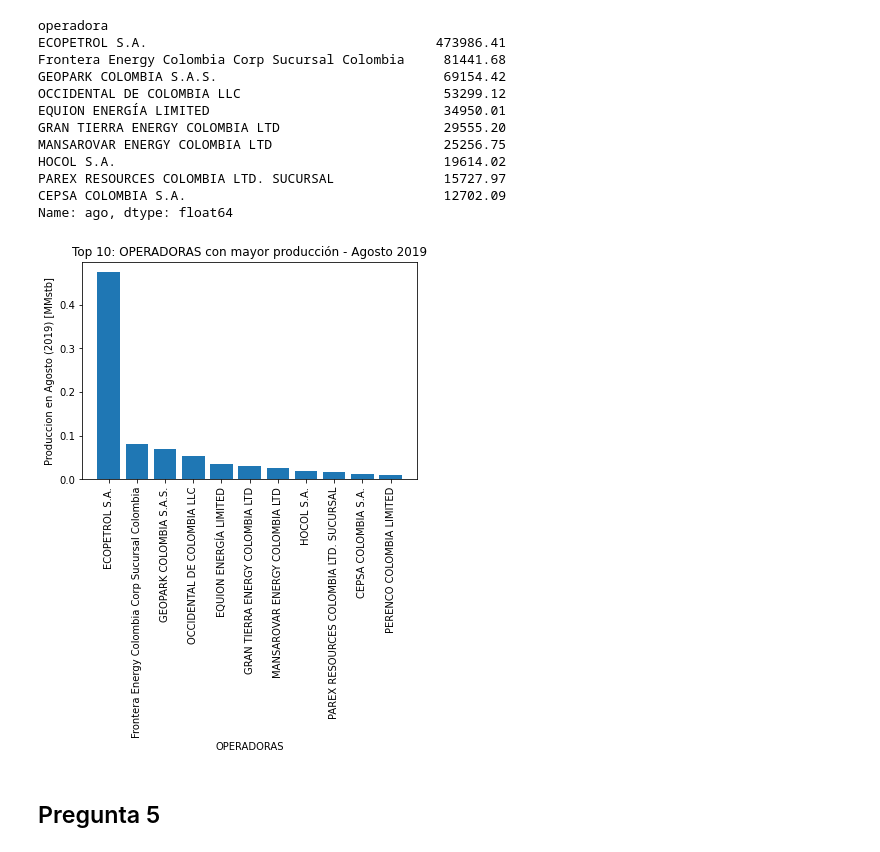
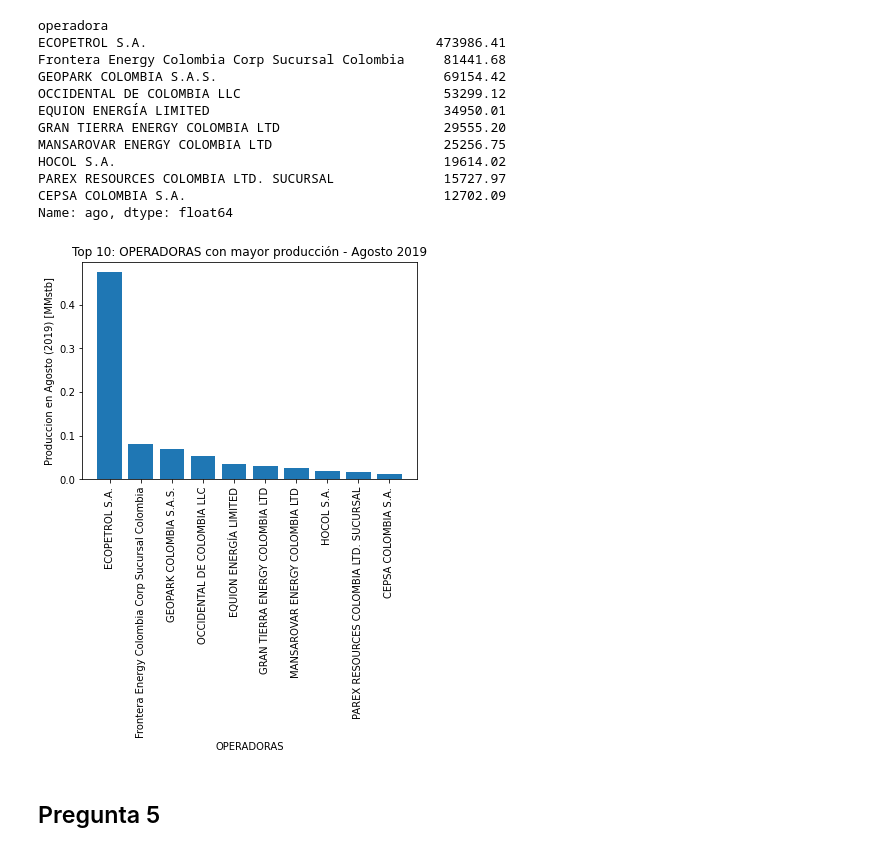
Before and after one commit to yoi23/HackathonOG2020, a Jupyter notebook: importar_datos.ipynb, the cells around one changed output. Cells and saved outputs as stored; diff of their text form; code cells hidden in the pictures.

```diff
--- a/importar_datos.ipynb
+++ b/importar_datos.ipynb
@@ -314,19 +321,19 @@ Name: ago, dtype: float64
 # %%
 # Grafica - Pregunta 4:
 top = 10 # Top 10 - OPERADORAS por produccion en Agosto, 2019
 
-query4.index[0:top+1]
-query4['ago'].values[0:top+1]
+query4.index[0:top]
+query4['ago'].values[0:top]
 
-plt.bar(query4.index[0:top+1],query4['ago'].values[0:top+1]/1E6)
+plt.bar(query4.index[0:top],query4['ago'].values[0:top]/1E6)
 
-plt.xticks(query4.index[0:top+1],fontsize = 10, rotation = 'vertical')
+plt.xticks(query4.index[0:top],fontsize = 10, rotation = 'vertical')
 plt.xlabel('OPERADORAS')
 plt.ylabel('Produccion en Agosto (2019) [MMstb]')
 plt.title('Top 10: OPERADORAS con mayor producción - Agosto 2019')
 plt.show()
 # %% [output]
-[figure, old version]
+[figure, new version]
 # %% [markdown]
 ## Pregunta 5
 # %%
```
Also changed, not shown: parts of 15 cells of this notebook.
